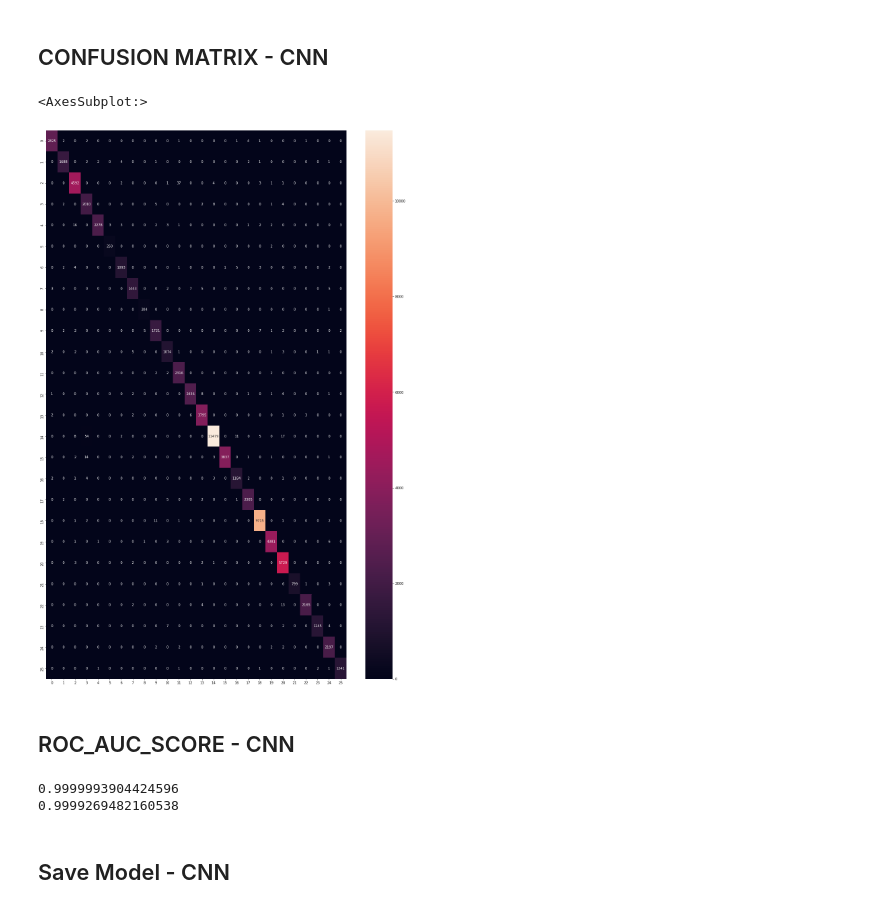
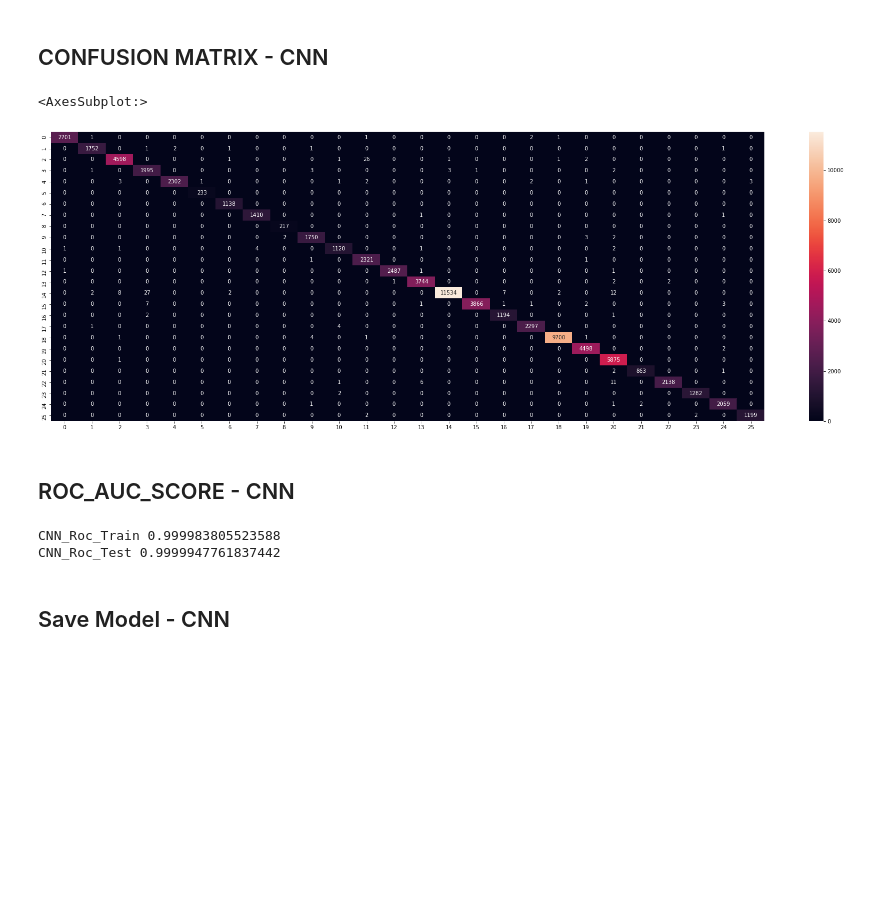
Before and after one commit to MaiaCarlos/Portuguese-Handwiriting-Recognition, a Jupyter notebook: letters.ipynb, the cells around one changed output. Cells and saved outputs as stored; diff of their text form; code cells hidden in the pictures; blank space fills up the shorter version.

```diff
--- a/letters.ipynb
+++ b/letters.ipynb
@@ -232,19 +230,19 @@ Epoch 10/10
 # %% [markdown]
 ## CONFUSION MATRIX - CNN
 # %%
-fig, ax = plt.subplots(figsize=(20,30) )
-sns.heatmap(confusion_matrix(y_test.argmax(axis=1),model.predict(X_test).argmax(axis=1)), annot= True, fmt='g')
+fig, ax = plt.subplots(figsize=(30,10) )
+sns.heatmap(confusion_matrix(y_test.argmax(axis=1),loaded_model.predict(X_test).argmax(axis=1)), annot= True, fmt='g')
 # %% [output]
 <AxesSubplot:>
-[figure, old version]
+[figure, new version]
 # %% [markdown]
 ## ROC_AUC_SCORE - CNN
 # %%
-print(roc_auc_score(y_train.argmax(axis=1), model.predict(X_train), multi_class='ovo'))
-print(roc_auc_score(y_test.argmax(axis=1), model.predict(X_test), multi_class='ovo'))
+print("CNN_Roc_Train",roc_auc_score(y_train.argmax(axis=1), loaded_model.predict(X_train), multi_class='ovo'))
+print("CNN_Roc_Test",roc_auc_score(y_test.argmax(axis=1), loaded_model.predict(X_test), multi_class='ovo'))
 # %% [output]
-0.9999993904424596
-0.9999269482160538
+CNN_Roc_Train 0.999983805523588
+CNN_Roc_Test 0.9999947761837442
 # %% [markdown]
 ## Save Model - CNN
 # %%
```
Also changed, not shown: parts of 5 cells of this notebook, 3 other files.
